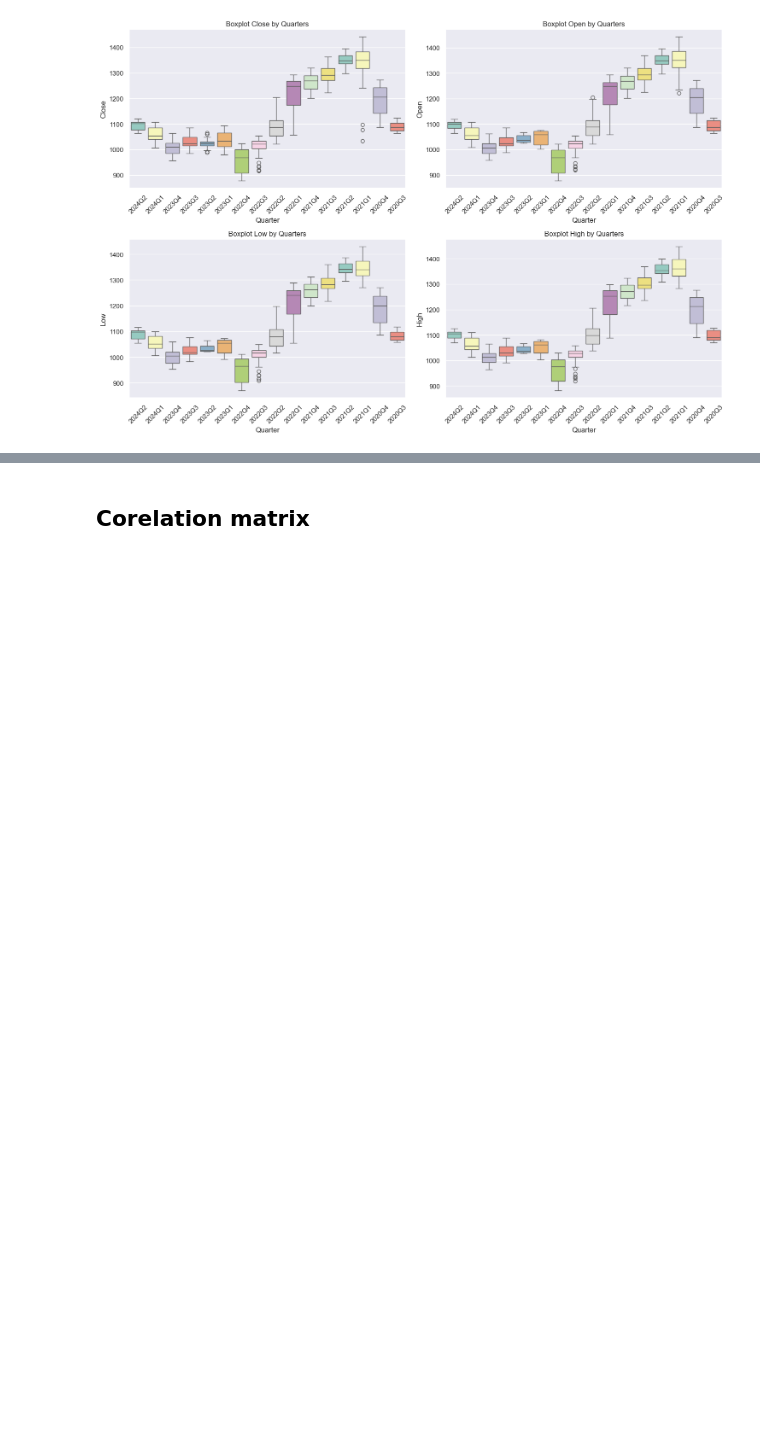
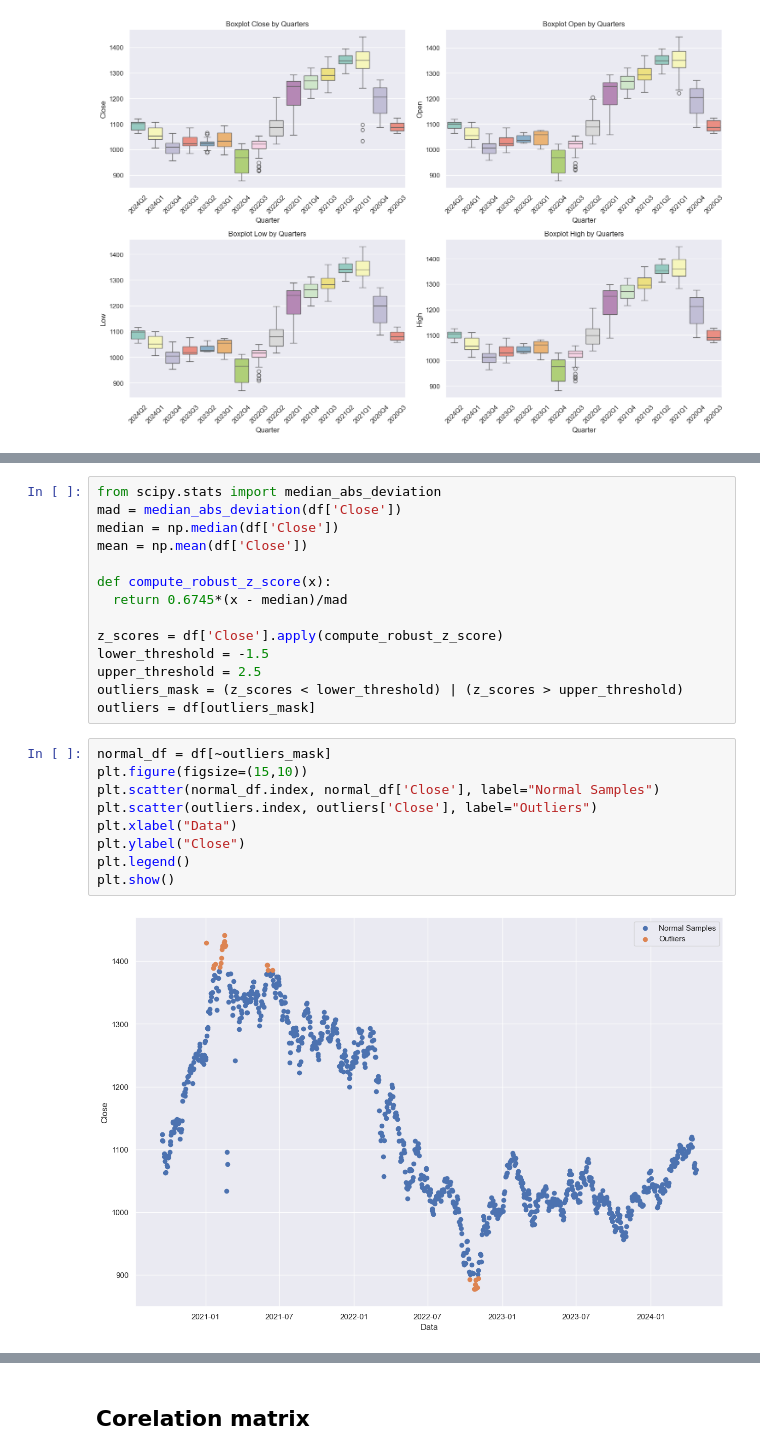
Before and after one commit to corfesh/LSEG-Quant-Challenge, a Jupyter notebook: LsegChallenge.ipynb, the cells around one changed output, grey strips where cells are left out. Drawn from its saved outputs; the diff is of its cells as text; blank space fills up the shorter version.

```diff
--- a/LsegChallenge.ipynb
+++ b/LsegChallenge.ipynb
@@ -151,0 +198,25 @@ plt.show()
+# %%
+from scipy.stats import median_abs_deviation
+mad = median_abs_deviation(df['Close'])
+median = np.median(df['Close'])
+mean = np.mean(df['Close'])
+
+def compute_robust_z_score(x):
+  return 0.6745*(x - median)/mad
+
+z_scores = df['Close'].apply(compute_robust_z_score)
+lower_threshold = -1.5
+upper_threshold = 2.5
+outliers_mask = (z_scores < lower_threshold) | (z_scores > upper_threshold)
+outliers = df[outliers_mask]
+# %%
+normal_df = df[~outliers_mask]
+plt.figure(figsize=(15,10))
+plt.scatter(normal_df.index, normal_df['Close'], label="Normal Samples")
+plt.scatter(outliers.index, outliers['Close'], label="Outliers")
+plt.xlabel("Data")
+plt.ylabel("Close")
+plt.legend()
+plt.show()
+# %% [output]
+[figure, added]
```
Also changed, not shown: parts of 18 cells of this notebook.
